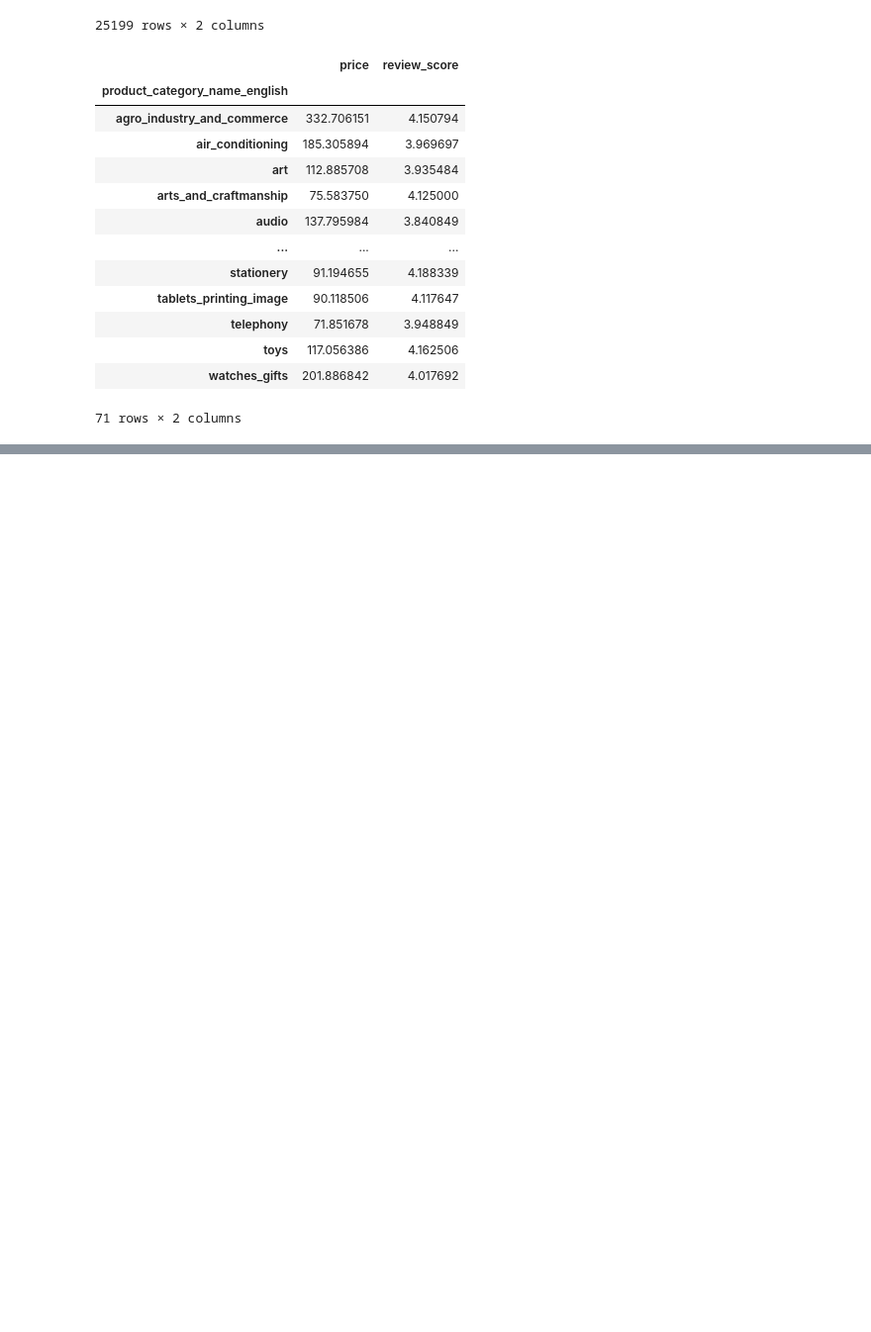
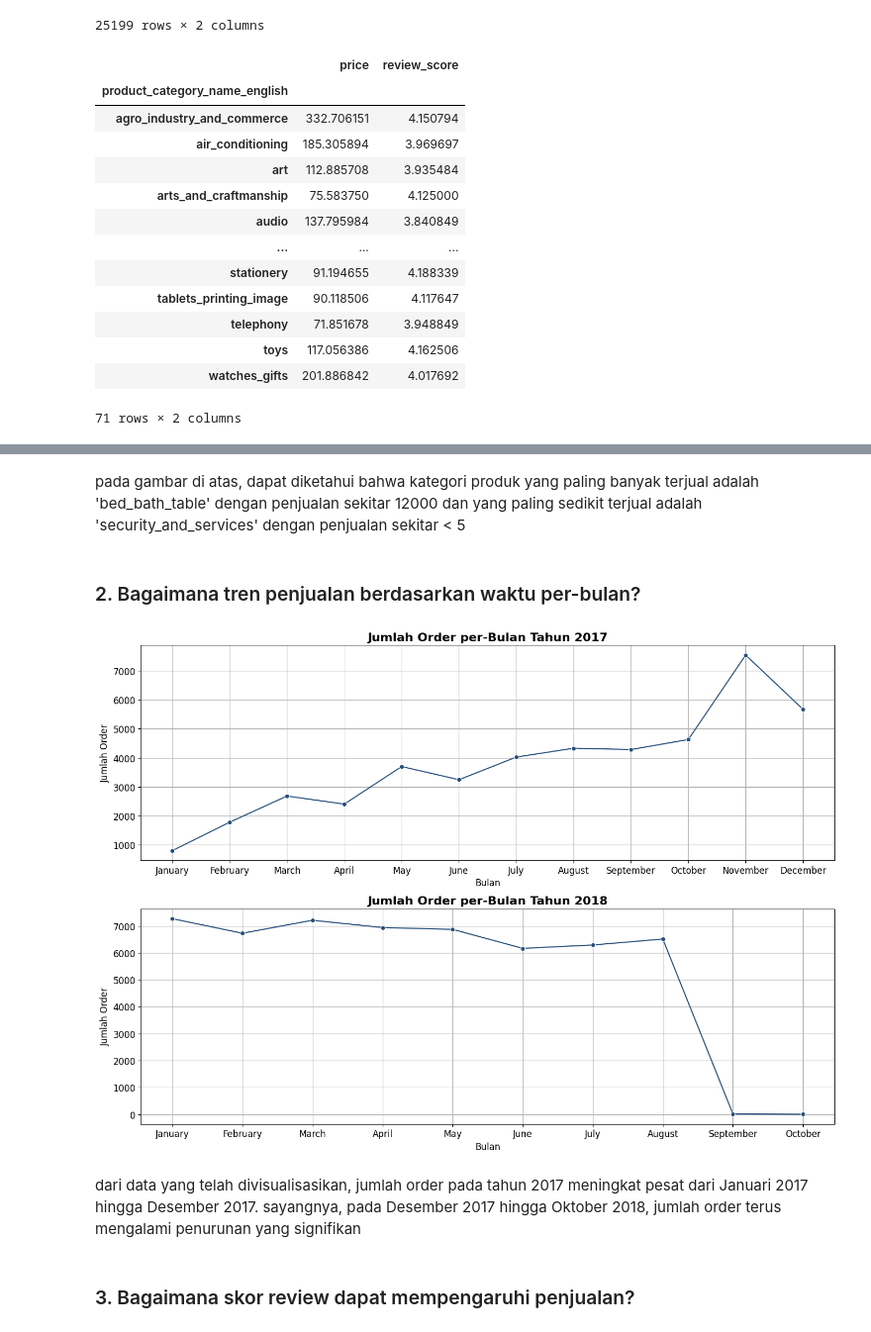
Before and after one commit to lazuardiff/proyek-analisis-data-dicoding, a Jupyter notebook: submission/notebook.ipynb, the cells around one changed output, grey strips where cells are left out. Shown at 99% size. Drawn from its saved outputs; the diff is of its cells as text; code cells hidden in the pictures; blank space fills up the shorter version.

```diff
--- a/submission/notebook.ipynb
+++ b/submission/notebook.ipynb
@@ -382,16 +423,9 @@ memory usage: 4.5+ MB
 # %%
-convert_to_datetime_order_data = ['order_purchase_timestamp', 'order_approved_at',
-                                  'order_delivered_carrier_date', 'order_delivered_customer_date', 'order_estimated_delivery_date']
-
-
-for convert in convert_to_datetime_order_data:
-
-    order_data[convert] = pd.to_datetime(order_data[convert])
-
+order_data=convert_columns_to_datetime(order_data, ['order_purchase_timestamp', 'order_approved_at',
+                                                    'order_delivered_carrier_date', 'order_delivered_customer_date', 'order_estimated_delivery_date'])
 
 order_data['delivered_on_time'] = order_data.order_delivered_customer_date <= order_data.order_estimated_delivery_date
 
-
 order_data.info()
 # %% [output]
 <class 'pandas.core.frame.DataFrame'>
@@ -412,0 +451,4 @@ memory usage: 6.2+ MB
+# %%
+orders_items_data=convert_columns_to_datetime(orders_items_data, ['shipping_limit_date'])
+
+orders_items_data.info()
@@ -415,6 +471,0 @@ memory usage: 6.2+ MB
-# %%
-orders_items_data.shipping_limit_date = pd.to_datetime(
-    orders_items_data.shipping_limit_date)
-
-
-orders_items_data.info()
@@ -454,6 +492,5 @@ product_data[product_data.product_category_name.isnull()]
 # %%
 product_data.product_category_name.fillna(value='other', inplace=True)
-product_data.product_photos_qty.fillna(value=0, inplace=True)
 product_data.info()
 # %% [output]
 <class 'pandas.core.frame.DataFrame'>
@@ -1335,0 +1165,4 @@ plt.show()
+# %% [markdown]
+pada gambar di atas, dapat diketahui bahwa kategori produk yang paling banyak terjual adalah 'bed_bath_table' dengan penjualan sekitar 12000 dan yang paling sedikit terjual adalah 'security_and_services' dengan penjualan sekitar < 5
+# %% [markdown]
+### 2. Bagaimana tren penjualan berdasarkan waktu per-bulan?
@@ -1335,0 +1206,27 @@ plt.show()
+# %%
+# visualisasi data total order setiap bulan pada tahun 2017 dan 2018
+fig, ax = plt.subplots(nrows=2, ncols=1, figsize=(14, 10))
+sns.lineplot(data=monthly_data_analysis[monthly_data_analysis['year'] == 2017], x='month', y='total_orders', marker='o', ax=ax[0], color='#254E7A')
+ax[0].set_title('Jumlah Order per-Bulan Tahun 2017', loc='center', fontsize=16, fontweight='bold')
+ax[0].set_xlabel('Bulan', fontsize=12)
+ax[0].set_ylabel('Jumlah Order', fontsize=12)
+ax[0].tick_params(axis='y', labelsize=12)
+ax[0].tick_params(axis='x', labelsize=12)
+ax[0].grid(True)
+
+sns.lineplot(data=monthly_data_analysis[monthly_data_analysis['year'] == 2018], x='month', y='total_orders', marker='o', ax=ax[1], color='#254E7A')
+ax[1].set_title('Jumlah Order per-Bulan Tahun 2018', loc='center', fontsize=16, fontweight='bold')
+ax[1].set_xlabel('Bulan', fontsize=12)
+ax[1].set_ylabel('Jumlah Order', fontsize=12)
+ax[1].tick_params(axis='y', labelsize=12)
+ax[1].tick_params(axis='x', labelsize=12)
+ax[1].grid(True)
+
+plt.tight_layout()
+plt.show()
+# %% [output]
+[figure, added]
+# %% [markdown]
+dari data yang telah divisualisasikan, jumlah order pada tahun 2017 meningkat pesat dari Januari 2017 hingga Desember 2017. sayangnya, pada Desember 2017 hingga Oktober 2018, jumlah order terus mengalami penurunan yang signifikan
+# %% [markdown]
+### 3. Bagaimana skor review dapat mempengaruhi penjualan?
```
Also changed, not shown: parts of 127 cells of this notebook, 1 other file.
